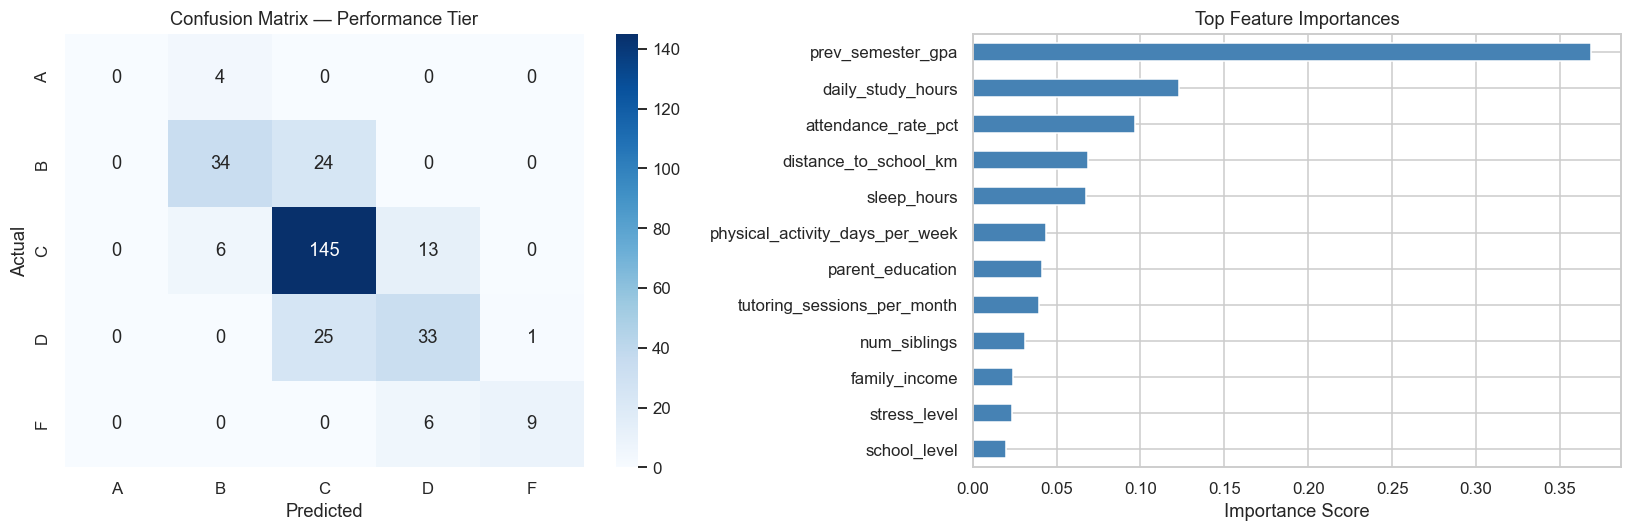
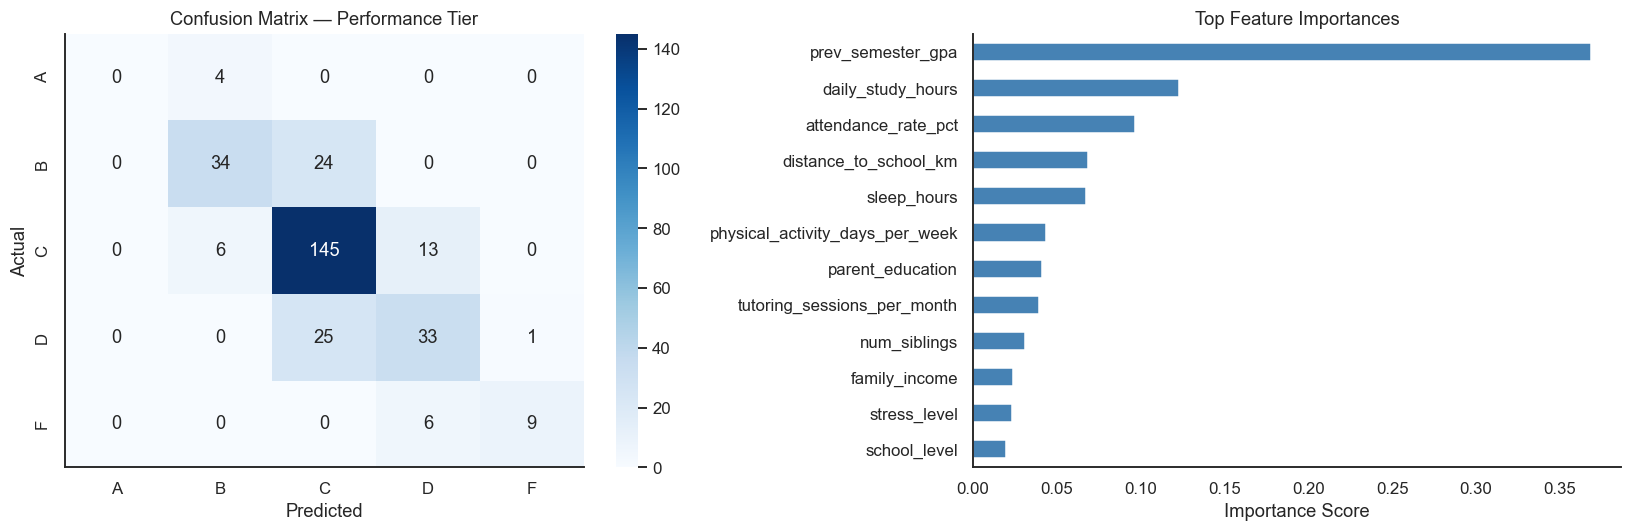
Unified diff of the notebook cell whose output changed from the first chart to the second:
--- before
+++ after
@@ -15,3 +15,6 @@
 axes[1].set_xlabel('Importance Score')
 
+for ax in axes.flat:
+    ax.grid(False)
+    sns.despine(ax=ax)
 plt.tight_layout(); plt.show()

Commit: Implement feature X to enhance user experience and fix bug Y in module Z